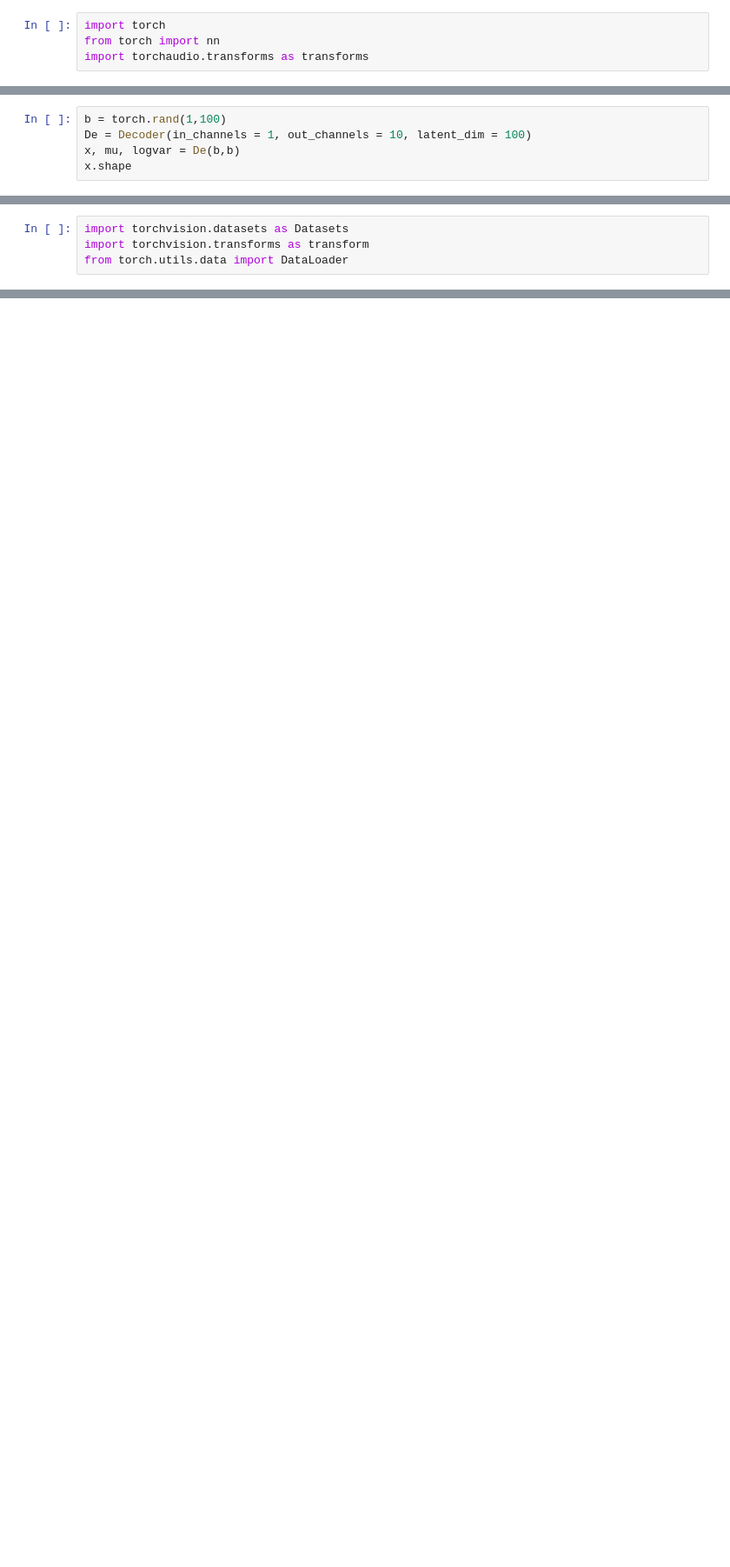
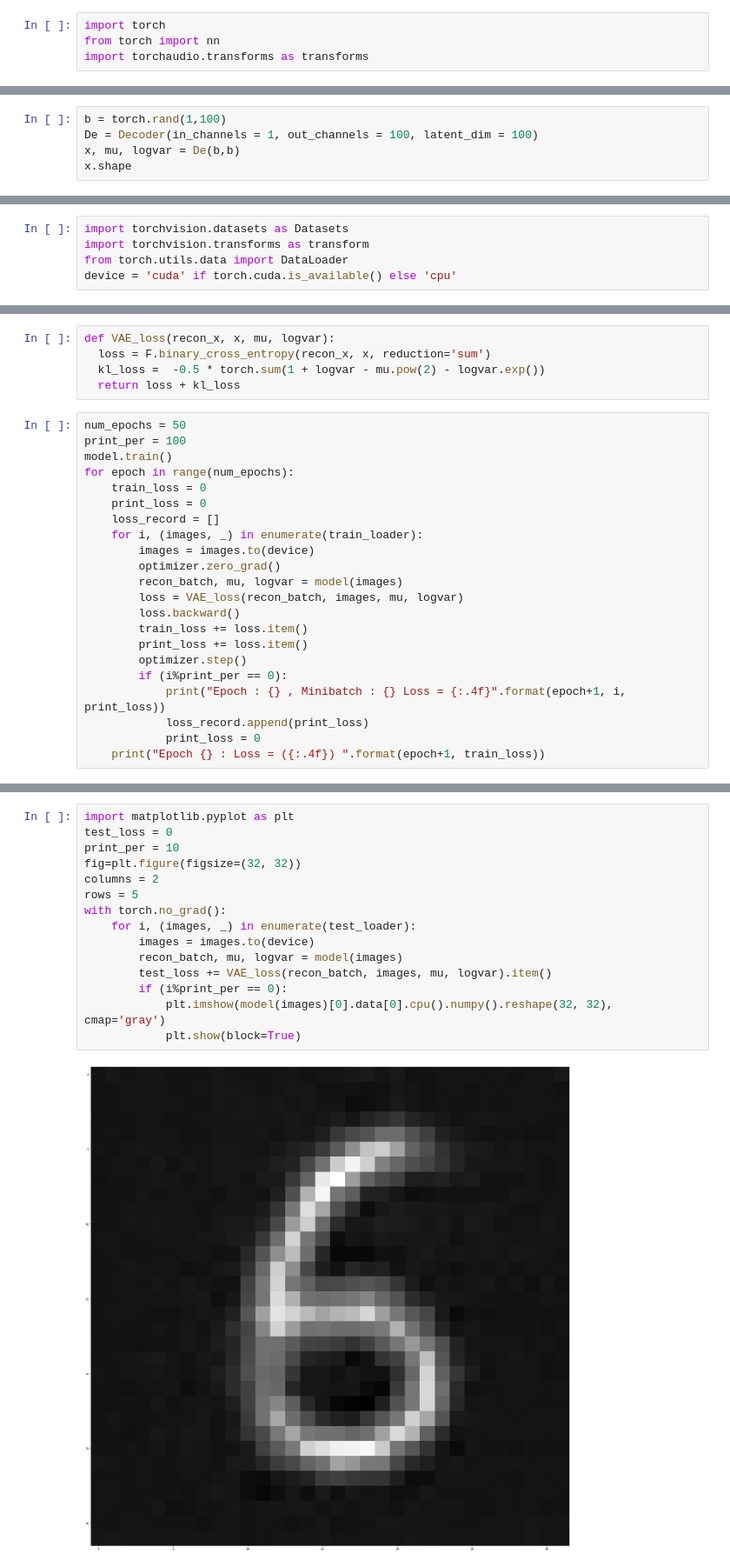
Before and after one commit to mehdihosseinimoghadam/Pytorch-Tutorial, a Jupyter notebook: CNN_VAE.ipynb, the cells around one changed output, grey strips where cells are left out. Shown at 87% size. Saved outputs shown, nothing was run; the diff lists cells and outputs as text; blank space fills up the shorter version.

```diff
--- a/CNN_VAE.ipynb
+++ b/CNN_VAE.ipynb
@@ -140,6 +140,6 @@ NameError: ignored
 # %%
 b = torch.rand(1,100)
-De = Decoder(in_channels = 1, out_channels = 10, latent_dim = 100)
+De = Decoder(in_channels = 1, out_channels = 100, latent_dim = 100)
 x, mu, logvar = De(b,b)
 x.shape
 # %% [output]
@@ -178,5 +169,6 @@ torch.Size([1, 320])
 import torchvision.datasets as Datasets
 import torchvision.transforms as transform
 from torch.utils.data import DataLoader
+device = 'cuda' if torch.cuda.is_available() else 'cpu'
 # %%
 trans = transform.Compose([
@@ -191,0 +212,27 @@ test_loader = DataLoader(test_data, batch_size=16, shuffle=True)
+# %%
+def VAE_loss(recon_x, x, mu, logvar):
+  loss = F.binary_cross_entropy(recon_x, x, reduction='sum')
+  kl_loss =  -0.5 * torch.sum(1 + logvar - mu.pow(2) - logvar.exp())
+  return loss + kl_loss
+# %%
+num_epochs = 50
+print_per = 100
+model.train()
+for epoch in range(num_epochs):
+    train_loss = 0
+    print_loss = 0
+    loss_record = []
+    for i, (images, _) in enumerate(train_loader):
+        images = images.to(device)
+        optimizer.zero_grad()
+        recon_batch, mu, logvar = model(images)
+        loss = VAE_loss(recon_batch, images, mu, logvar)
+        loss.backward()
+        train_loss += loss.item()
+        print_loss += loss.item()
+        optimizer.step()
+        if (i%print_per == 0):
+            print("Epoch : {} , Minibatch : {} Loss = {:.4f}".format(epoch+1, i, print_loss))
+            loss_record.append(print_loss)
+            print_loss = 0
+    print("Epoch {} : Loss = ({:.4f}) ".format(epoch+1, train_loss))
@@ -191,0 +257,17 @@ test_loader = DataLoader(test_data, batch_size=16, shuffle=True)
+# %%
+import matplotlib.pyplot as plt
+test_loss = 0
+print_per = 10
+fig=plt.figure(figsize=(32, 32))
+columns = 2
+rows = 5
+with torch.no_grad():
+    for i, (images, _) in enumerate(test_loader):
+        images = images.to(device)
+        recon_batch, mu, logvar = model(images)
+        test_loss += VAE_loss(recon_batch, images, mu, logvar).item()
+        if (i%print_per == 0):
+            plt.imshow(model(images)[0].data[0].cpu().numpy().reshape(32, 32), cmap='gray')
+            plt.show(block=True)
+# %% [output]
+[figure, added]
```
Also changed, not shown: parts of 15 cells of this notebook.
